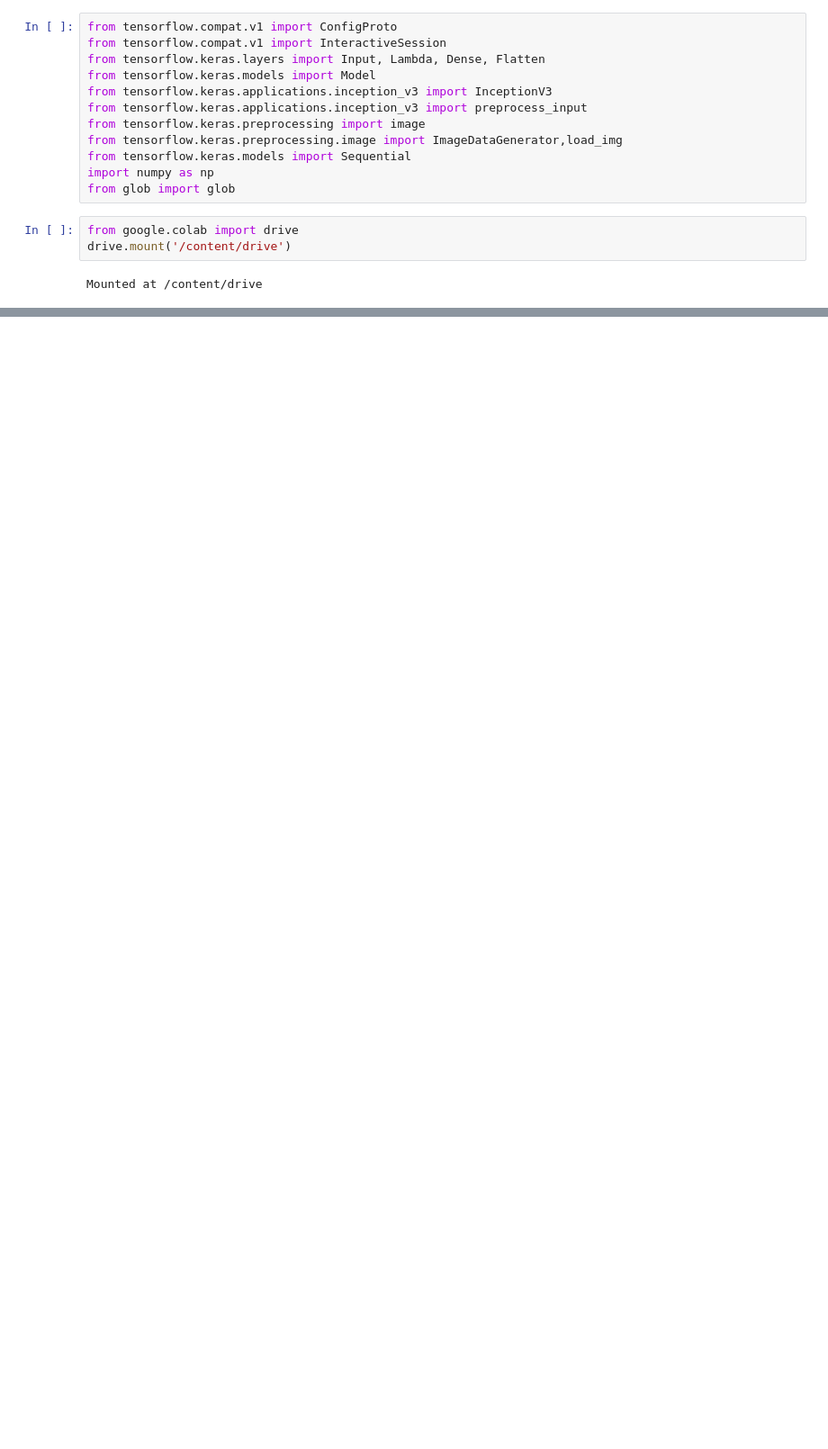
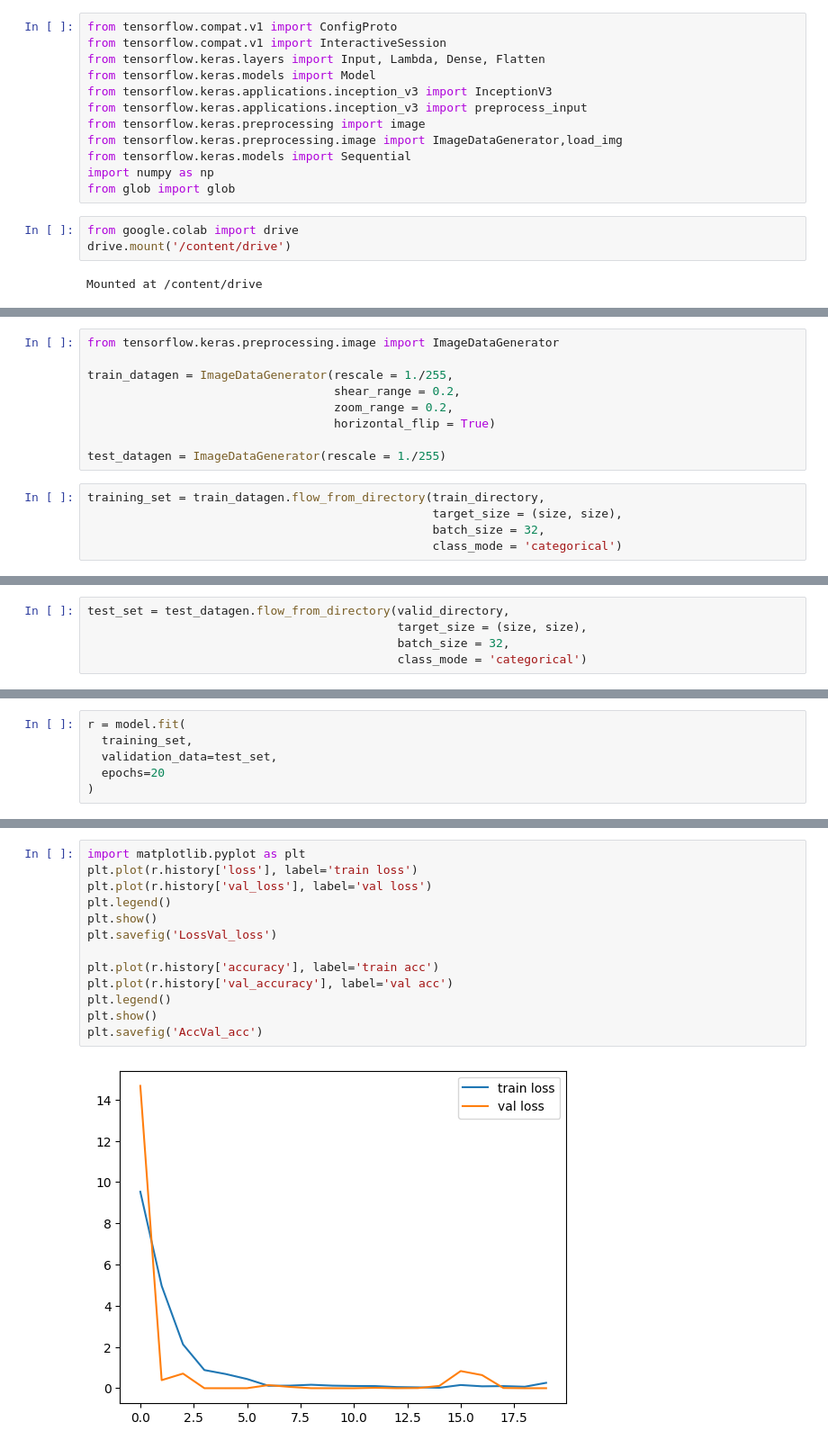
Before and after one commit to kusalkalinga00/plant-disease-recognition-colab, a Jupyter notebook: Automated_Plant_Disease_Recognition_System.ipynb, the cells around one changed output, grey strips where cells are left out. Shown at 90% size. Cells and saved outputs as stored; diff of their text form; blank space fills up the shorter version.

Commit message:
model training and predicting

```diff
--- a/Automated_Plant_Disease_Recognition_System.ipynb
+++ b/Automated_Plant_Disease_Recognition_System.ipynb
@@ -22,0 +74,14 @@ Mounted at /content/drive
+# %%
+from tensorflow.keras.preprocessing.image import ImageDataGenerator
+
+train_datagen = ImageDataGenerator(rescale = 1./255,
+                                   shear_range = 0.2,
+                                   zoom_range = 0.2,
+                                   horizontal_flip = True)
+
+test_datagen = ImageDataGenerator(rescale = 1./255)
+# %%
+training_set = train_datagen.flow_from_directory(train_directory,
+                                                 target_size = (size, size),
+                                                 batch_size = 32,
+                                                 class_mode = 'categorical')
@@ -22,0 +90,5 @@ Mounted at /content/drive
+# %%
+test_set = test_datagen.flow_from_directory(valid_directory,
+                                            target_size = (size, size),
+                                            batch_size = 32,
+                                            class_mode = 'categorical')
@@ -22,0 +97,6 @@ Mounted at /content/drive
+# %%
+r = model.fit(
+  training_set,
+  validation_data=test_set,
+  epochs=20
+)
@@ -22,0 +121,15 @@ Mounted at /content/drive
+# %%
+import matplotlib.pyplot as plt
+plt.plot(r.history['loss'], label='train loss')
+plt.plot(r.history['val_loss'], label='val loss')
+plt.legend()
+plt.show()
+plt.savefig('LossVal_loss')
+
+plt.plot(r.history['accuracy'], label='train acc')
+plt.plot(r.history['val_accuracy'], label='val acc')
+plt.legend()
+plt.show()
+plt.savefig('AccVal_acc')
+# %% [output]
+[figure, added]
```
Also changed, not shown: parts of 28 cells of this notebook.
